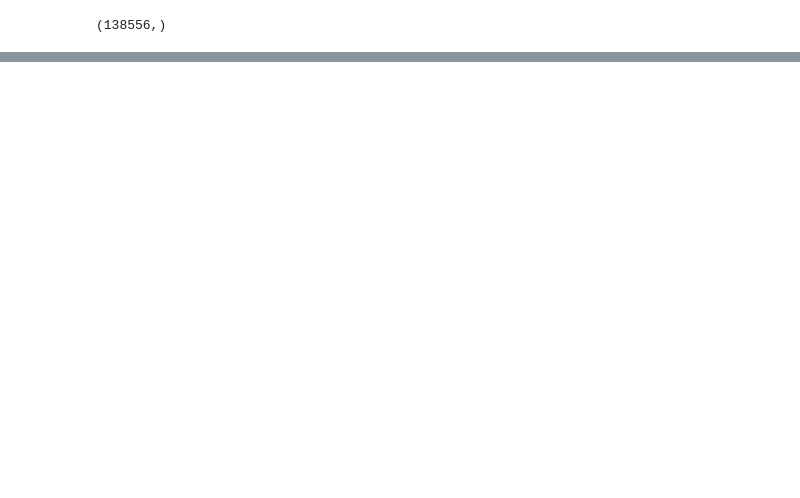
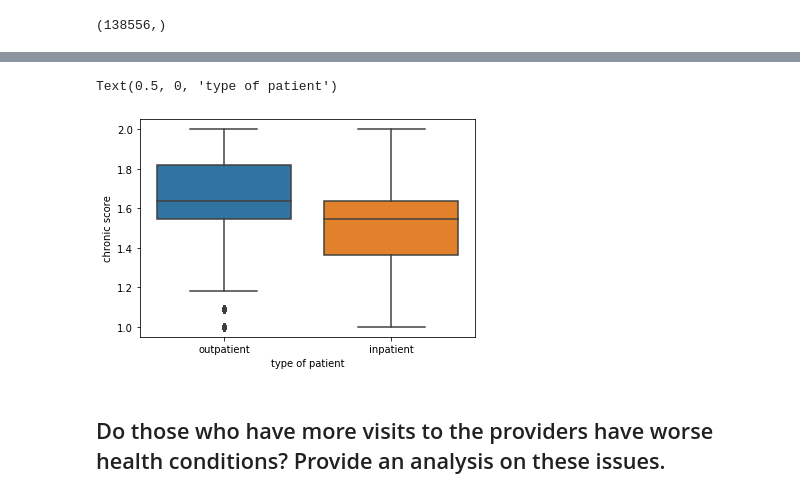
Before and after one commit to randypantinople/HealthCareFraudDetection, a Jupyter notebook: randypantinople/healthCareFraudDetection(randy).ipynb, the cells around one changed output, grey strips where cells are left out. Drawn from its saved outputs; the diff is of its cells as text; code cells hidden in the pictures; blank space fills up the shorter version.

```diff
--- a/randypantinople/healthCareFraudDetection(randy).ipynb
+++ b/randypantinople/healthCareFraudDetection(randy).ipynb
@@ -73,0 +106,13 @@ full_data =pd.merge(patient, train_beneficiarydata, on='BeneID', how='left')
+# %%
+bene_chronic = full_data.filter(regex='Chronic|Bene|Type')
+bene_chronic = pd.DataFrame(bene_chronic.groupby(['BeneID', 'patientType']).mean().sum(axis=1)/11).reset_index()
+bene_chronic= bene_chronic.rename(columns={0:'chronic_risk'})
+
+sns.boxplot(x='patientType', y='chronic_risk', data=bene_chronic)
+plt.ylabel('chronic score')
+plt.xlabel('type of patient')
+# %% [output]
+Text(0.5, 0, 'type of patient')
+[figure, added]
+# %% [markdown]
+##  Do those who have more visits to the providers have worse health conditions? Provide an analysis on these issues.
```
Also changed, not shown: parts of 24 cells of this notebook.
